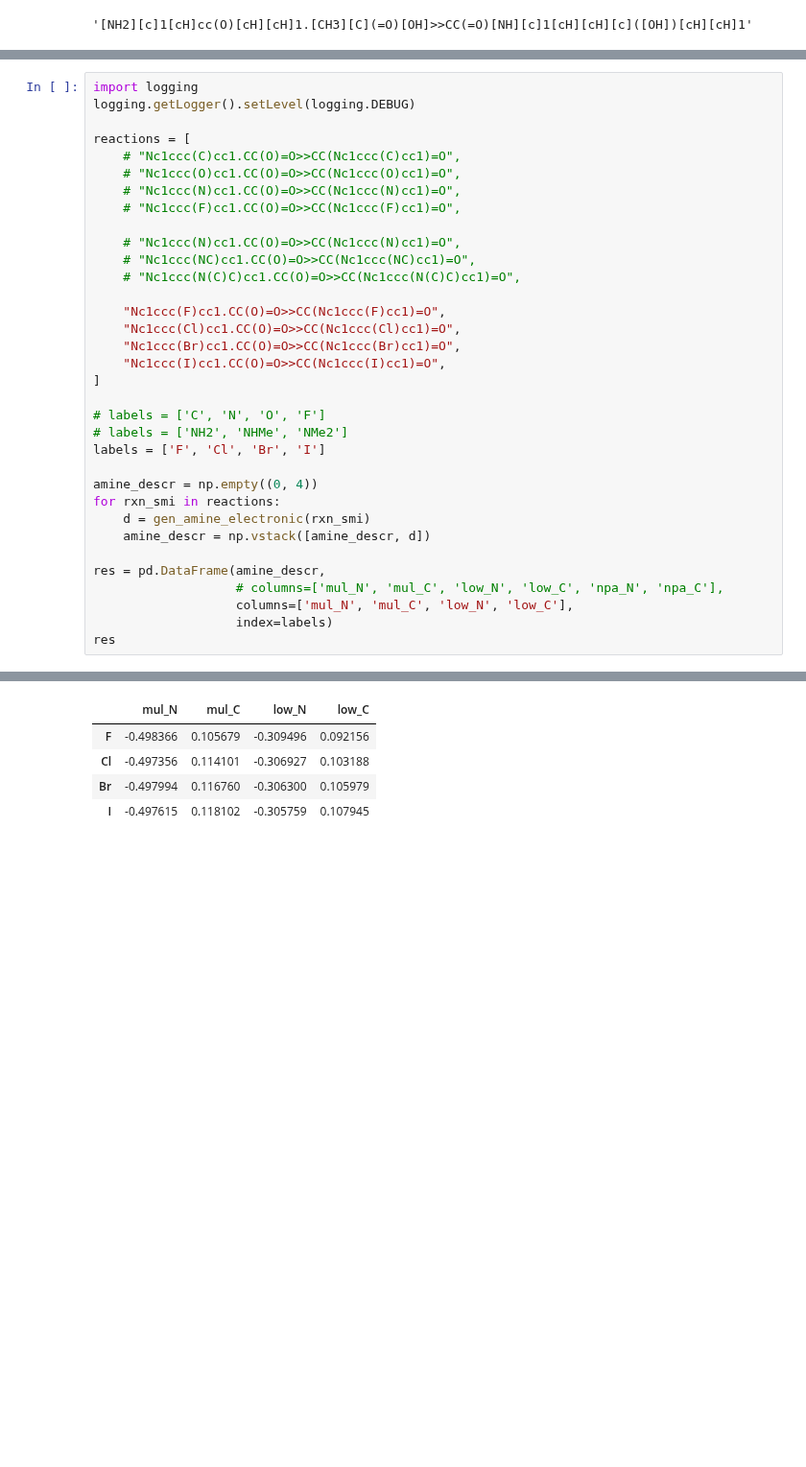
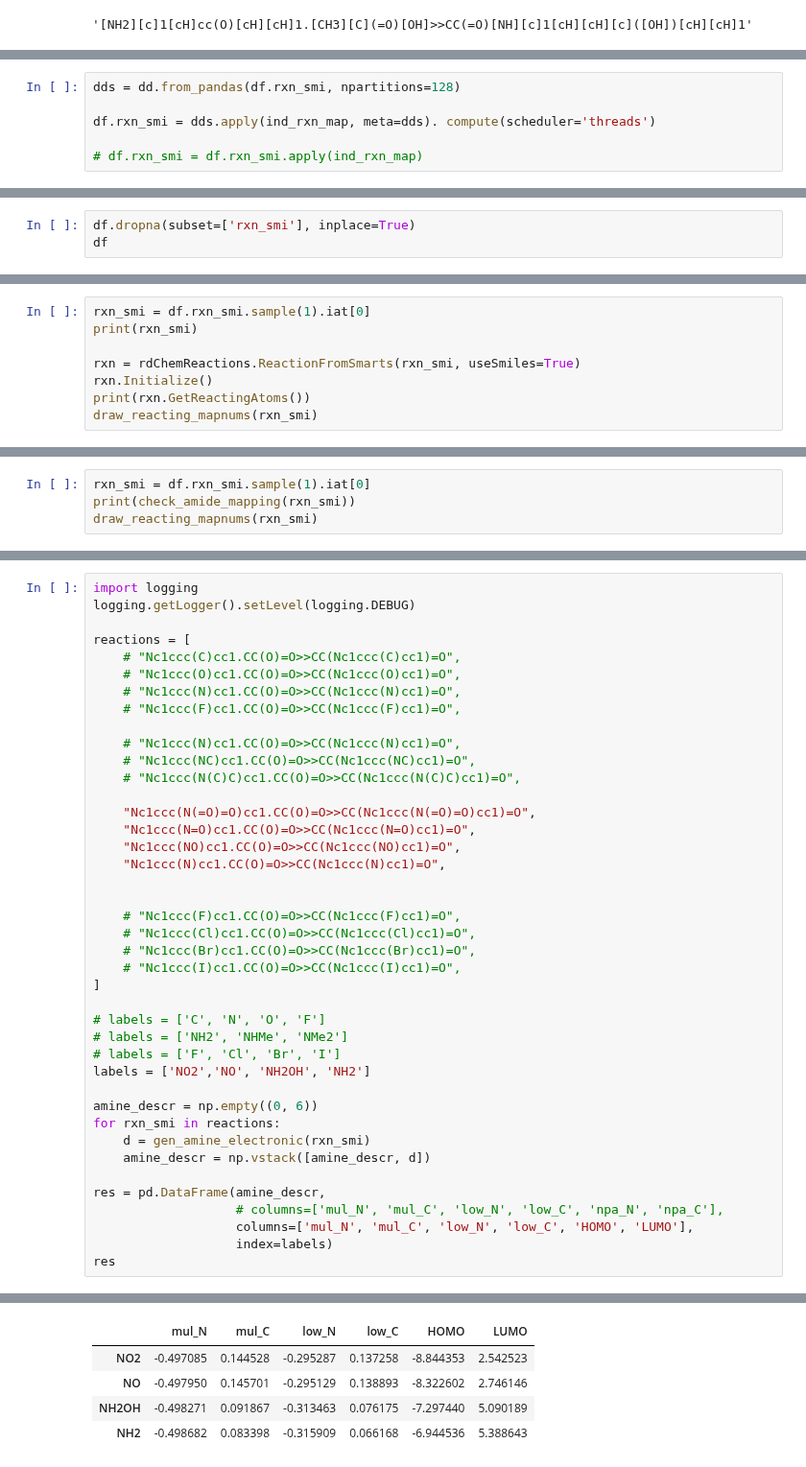
Before and after one commit to alkorolyov/linux_orca, a Jupyter notebook: notebooks/05_rxn_descriptors.ipynb, the cells around one changed output, grey strips where cells are left out. Shown at 96% size. Saved outputs shown, nothing was run; the diff lists cells and outputs as text; blank space fills up the shorter version.

```diff
--- a/notebooks/05_rxn_descriptors.ipynb
+++ b/notebooks/05_rxn_descriptors.ipynb
@@ -99,0 +144,6 @@ Mapped reacting atom: O 0
+# %%
+dds = dd.from_pandas(df.rxn_smi, npartitions=128)
+
+df.rxn_smi = dds.apply(ind_rxn_map, meta=dds). compute(scheduler='threads')
+
+# df.rxn_smi = df.rxn_smi.apply(ind_rxn_map)
@@ -99,0 +152,3 @@ Mapped reacting atom: O 0
+# %%
+df.dropna(subset=['rxn_smi'], inplace=True)
+df
@@ -99,0 +170,8 @@ Mapped reacting atom: O 0
+# %%
+rxn_smi = df.rxn_smi.sample(1).iat[0]
+print(rxn_smi)
+
+rxn = rdChemReactions.ReactionFromSmarts(rxn_smi, useSmiles=True)
+rxn.Initialize()
+print(rxn.GetReactingAtoms())
+draw_reacting_mapnums(rxn_smi)
@@ -99,0 +246,4 @@ Mapped reacting atom: O 0
+# %%
+rxn_smi = df.rxn_smi.sample(1).iat[0]
+print(check_amide_mapping(rxn_smi))
+draw_reacting_mapnums(rxn_smi)
@@ -217,24 +382,31 @@ reactions = [
     # "Nc1ccc(NC)cc1.CC(O)=O>>CC(Nc1ccc(NC)cc1)=O",
     # "Nc1ccc(N(C)C)cc1.CC(O)=O>>CC(Nc1ccc(N(C)C)cc1)=O",
 
-    "Nc1ccc(F)cc1.CC(O)=O>>CC(Nc1ccc(F)cc1)=O",
-    "Nc1ccc(Cl)cc1.CC(O)=O>>CC(Nc1ccc(Cl)cc1)=O",
-    "Nc1ccc(Br)cc1.CC(O)=O>>CC(Nc1ccc(Br)cc1)=O",
-    "Nc1ccc(I)cc1.CC(O)=O>>CC(Nc1ccc(I)cc1)=O",
+    "Nc1ccc(N(=O)=O)cc1.CC(O)=O>>CC(Nc1ccc(N(=O)=O)cc1)=O",
+    "Nc1ccc(N=O)cc1.CC(O)=O>>CC(Nc1ccc(N=O)cc1)=O",
+    "Nc1ccc(NO)cc1.CC(O)=O>>CC(Nc1ccc(NO)cc1)=O",
+    "Nc1ccc(N)cc1.CC(O)=O>>CC(Nc1ccc(N)cc1)=O",
+
+
+    # "Nc1ccc(F)cc1.CC(O)=O>>CC(Nc1ccc(F)cc1)=O",
+    # "Nc1ccc(Cl)cc1.CC(O)=O>>CC(Nc1ccc(Cl)cc1)=O",
+    # "Nc1ccc(Br)cc1.CC(O)=O>>CC(Nc1ccc(Br)cc1)=O",
+    # "Nc1ccc(I)cc1.CC(O)=O>>CC(Nc1ccc(I)cc1)=O",
 ]
 
 # labels = ['C', 'N', 'O', 'F']
 # labels = ['NH2', 'NHMe', 'NMe2']
-labels = ['F', 'Cl', 'Br', 'I']
+# labels = ['F', 'Cl', 'Br', 'I']
+labels = ['NO2','NO', 'NH2OH', 'NH2']
 
-amine_descr = np.empty((0, 4))
+amine_descr = np.empty((0, 6))
 for rxn_smi in reactions:
     d = gen_amine_electronic(rxn_smi)
     amine_descr = np.vstack([amine_descr, d])
 
 res = pd.DataFrame(amine_descr,
                    # columns=['mul_N', 'mul_C', 'low_N', 'low_C', 'npa_N', 'npa_C'],
-                   columns=['mul_N', 'mul_C', 'low_N', 'low_C'],
+                   columns=['mul_N', 'mul_C', 'low_N', 'low_C', 'HOMO', 'LUMO'],
                    index=labels)
 res
 # %% [output]
@@ -258,8 +430,8 @@ DEBUG:root:C
-|  | mul_N | mul_C | low_N | low_C |
-| F | -0.498366 | 0.105679 | -0.309496 | 0.092156 |
-| Cl | -0.497356 | 0.114101 | -0.306927 | 0.103188 |
-| Br | -0.497994 | 0.116760 | -0.306300 | 0.105979 |
-| I | -0.497615 | 0.118102 | -0.305759 | 0.107945 |
+|  | mul_N | mul_C | low_N | low_C | HOMO | LUMO |
+| NO2 | -0.497085 | 0.144528 | -0.295287 | 0.137258 | -8.844353 | 2.542523 |
+| NO | -0.497950 | 0.145701 | -0.295129 | 0.138893 | -8.322602 | 2.746146 |
+| NH2OH | -0.498271 | 0.091867 | -0.313463 | 0.076175 | -7.297440 | 5.090189 |
+| NH2 | -0.498682 | 0.083398 | -0.315909 | 0.066168 | -6.944536 | 5.388643 |
 # %%
 from sklearn.preprocessing import StandardScaler
 scaler = StandardScaler()
```
Also changed, not shown: parts of 49 cells of this notebook, 4 other files.
